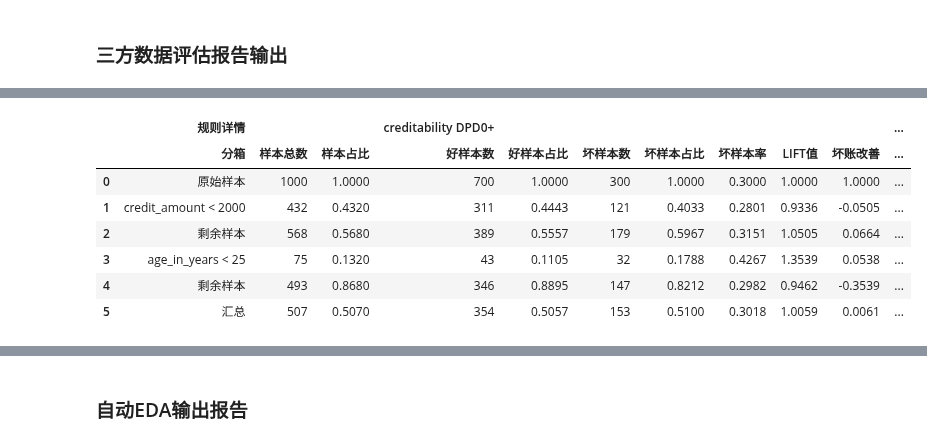
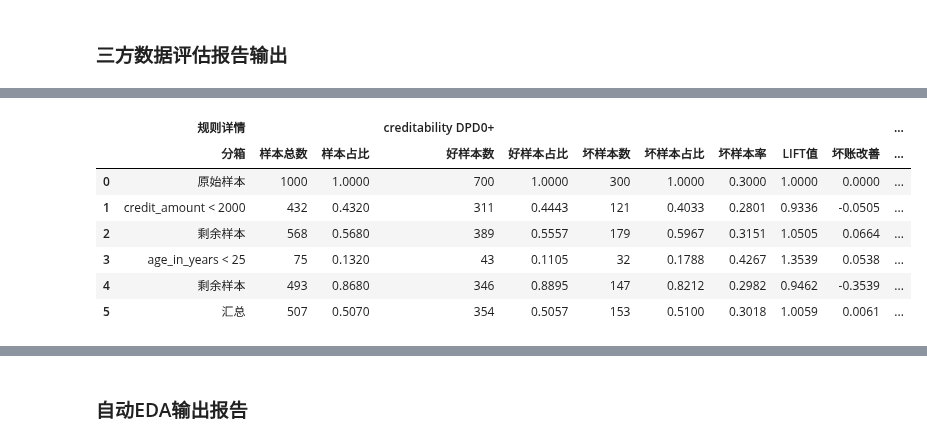
Before and after one commit to SMD-0708/scorecardpipeline, a Jupyter notebook: examples/auto_report.ipynb, the cells around one changed output, grey strips where cells are left out. Cells and saved outputs as stored; diff of their text form; code cells hidden in the pictures.

```diff
--- a/examples/auto_report.ipynb
+++ b/examples/auto_report.ipynb
@@ -60,20 +60,20 @@ auto_data_testing_report(data
 # %%
 from scorecardpipeline import *
 
 # 初始化设置，包含忽略warning、画图字体、[随机种子、日志输出]
 init_setting()
 
 # 加载数据集，标签转换为 0 和 1
 target = "creditability"
 data = germancredit()
 data[target] = data[target].map({"good": 0, "bad": 1})
 features = data.columns.drop(target).tolist()
 
-ruleset_report(data, rules=[Rule('credit_amount < 2000'), Rule('age_in_years < 25')], target=target, overdue=[target], dpd=[0])
+swapout_report(data, rules=[Rule('credit_amount < 2000'), Rule('age_in_years < 25')], target=target, overdue=[target], dpd=[0])
 # %% [output]
 |  | 规则详情 |  |  | creditability DPD0+ |  |  |  |  |  |  | ... |
 |  | 分箱 | 样本总数 | 样本占比 | 好样本数 | 好样本占比 | 坏样本数 | 坏样本占比 | 坏样本率 | LIFT值 | 坏账改善 | ... |
-| 0 | 原始样本 | 1000 | 1.0000 | 700 | 1.0000 | 300 | 1.0000 | 0.3000 | 1.0000 | 1.0000 | ... |
+| 0 | 原始样本 | 1000 | 1.0000 | 700 | 1.0000 | 300 | 1.0000 | 0.3000 | 1.0000 | 0.0000 | ... |
 | 1 | credit_amount < 2000 | 432 | 0.4320 | 311 | 0.4443 | 121 | 0.4033 | 0.2801 | 0.9336 | -0.0505 | ... |
 | 2 | 剩余样本 | 568 | 0.5680 | 389 | 0.5557 | 179 | 0.5967 | 0.3151 | 1.0505 | 0.0664 | ... |
 | 3 | age_in_years < 25 | 75 | 0.1320 | 43 | 0.1105 | 32 | 0.1788 | 0.4267 | 1.3539 | 0.0538 | ... |
```
Also changed, not shown: parts of 24 cells of this notebook, 2 other files.
